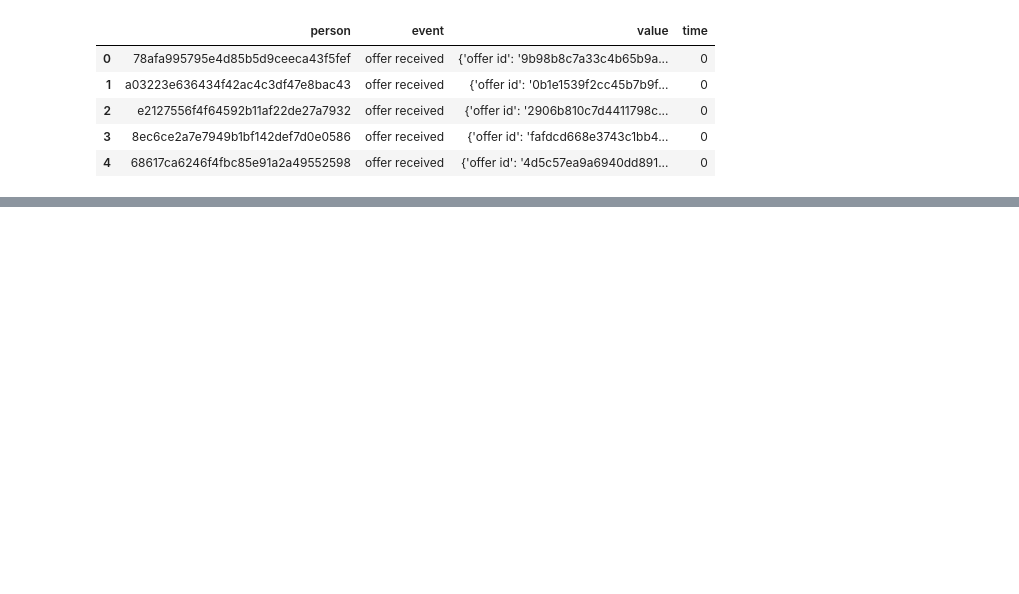
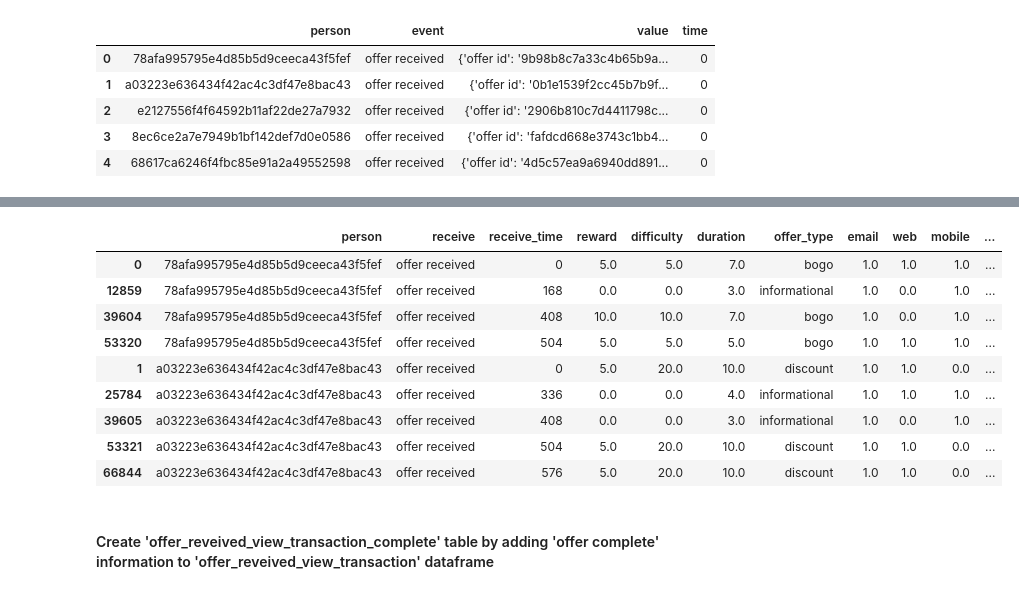
Before and after one commit to SarahG1010/Starbuck_Project, a Jupyter notebook: Starbucks_Capstone_notebook.ipynb, the cells around one changed output, grey strips where cells are left out. Saved outputs shown, nothing was run; the diff lists cells and outputs as text; code cells hidden in the pictures; blank space fills up the shorter version.

```diff
--- a/Starbucks_Capstone_notebook.ipynb
+++ b/Starbucks_Capstone_notebook.ipynb
@@ -103,0 +477,3 @@ transcript.head()
+# %%
+df_transcript = df_transcript.drop_duplicates()
+check_data(df_transcript)
@@ -103,0 +639,24 @@ transcript.head()
+# %%
+# create a transaction table
+df_trans = df_cob[df_cob['event']=='transaction']
+
+# extract necessary information and rename column names
+df_trans = df_trans[['person','event','time','amount']]
+df_trans = df_trans.rename(columns={'time':'transaction_time', 'event':'transaction'})
+
+# left join view table with rev_view table
+df_trans_cob = pd.merge(df_rev_view,df_trans, on=['person'], how = 'left')
+
+# filter the combined table with condition
+# condition1 : (transaction time >= reveive_time and transaction time =< end_time)
+# condition2 : (transaction time >= view time)
+# condition3 : (transaction amount >= difficulty)
+df_trans_cob = df_trans_cob[(df_trans_cob['transaction_time'] >= df_trans_cob['receive_time']) & (df_trans_cob['transaction_time'] <= df_trans_cob['end_time'])]
+df_trans_cob = df_trans_cob[(df_trans_cob['amount'] >= df_trans_cob['difficulty'])]
+df_trans_cob = df_trans_cob[(df_trans_cob['transaction_time'] >= df_trans_cob['view_time'])]
+
+# only reserve 1 transaction for 1 offer (if there is a transaction)
+df_trans_cob1 =df_trans_cob.drop(columns=['transaction_time','amount'])
+set_for_dropdup = df_trans_cob1.columns
+df_trans_cob = df_trans_cob.drop_duplicates(subset=set_for_dropdup)
+df_trans_cob.head()
@@ -103,0 +681,7 @@ transcript.head()
+# %%
+# extract necessary information for transaction table
+df_trans_cob = df_trans_cob[['person','receive_time','offer_name','transaction','transaction_time','amount']]
+
+# join two tables with unique key ['person','receive_time','offer_name']
+df_rev_view_trans = pd.merge(df_rev_view,df_trans_cob, on=['person','receive_time','offer_name'], how = 'left')
+df_rev_view_trans.head()
@@ -103,0 +695,19 @@ transcript.head()
+# %%
+# double check if the result is correct
+df_rev_view_trans1 = df_rev_view_trans[df_rev_view_trans['person']=='78afa995795e4d85b5d9ceeca43f5fef']
+df_rev_view_trans2 = df_rev_view_trans[df_rev_view_trans['person']=='a03223e636434f42ac4c3df47e8bac43']
+df_rev_view_trans12 = pd.concat([df_rev_view_trans1,df_rev_view_trans2])
+df_rev_view_trans12
+# %% [output]
+|  | person | receive | receive_time | reward | difficulty | duration | offer_type | email | web | mobile | ... |
+| 0 | 78afa995795e4d85b5d9ceeca43f5fef | offer received | 0 | 5.0 | 5.0 | 7.0 | bogo | 1.0 | 1.0 | 1.0 | ... |
+| 12859 | 78afa995795e4d85b5d9ceeca43f5fef | offer received | 168 | 0.0 | 0.0 | 3.0 | informational | 1.0 | 0.0 | 1.0 | ... |
+| 39604 | 78afa995795e4d85b5d9ceeca43f5fef | offer received | 408 | 10.0 | 10.0 | 7.0 | bogo | 1.0 | 0.0 | 1.0 | ... |
+| 53320 | 78afa995795e4d85b5d9ceeca43f5fef | offer received | 504 | 5.0 | 5.0 | 5.0 | bogo | 1.0 | 1.0 | 1.0 | ... |
+| 1 | a03223e636434f42ac4c3df47e8bac43 | offer received | 0 | 5.0 | 20.0 | 10.0 | discount | 1.0 | 1.0 | 0.0 | ... |
+| 25784 | a03223e636434f42ac4c3df47e8bac43 | offer received | 336 | 0.0 | 0.0 | 4.0 | informational | 1.0 | 1.0 | 1.0 | ... |
+| 39605 | a03223e636434f42ac4c3df47e8bac43 | offer received | 408 | 0.0 | 0.0 | 3.0 | informational | 1.0 | 0.0 | 1.0 | ... |
+| 53321 | a03223e636434f42ac4c3df47e8bac43 | offer received | 504 | 5.0 | 20.0 | 10.0 | discount | 1.0 | 1.0 | 0.0 | ... |
+| 66844 | a03223e636434f42ac4c3df47e8bac43 | offer received | 576 | 5.0 | 20.0 | 10.0 | discount | 1.0 | 1.0 | 0.0 | ... |
+# %% [markdown]
+#### Create 'offer_reveived_view_transaction_complete' table by adding 'offer complete' information to 'offer_reveived_view_transaction' dataframe
```
Also changed, not shown: parts of 82 cells of this notebook, 3 other files.
